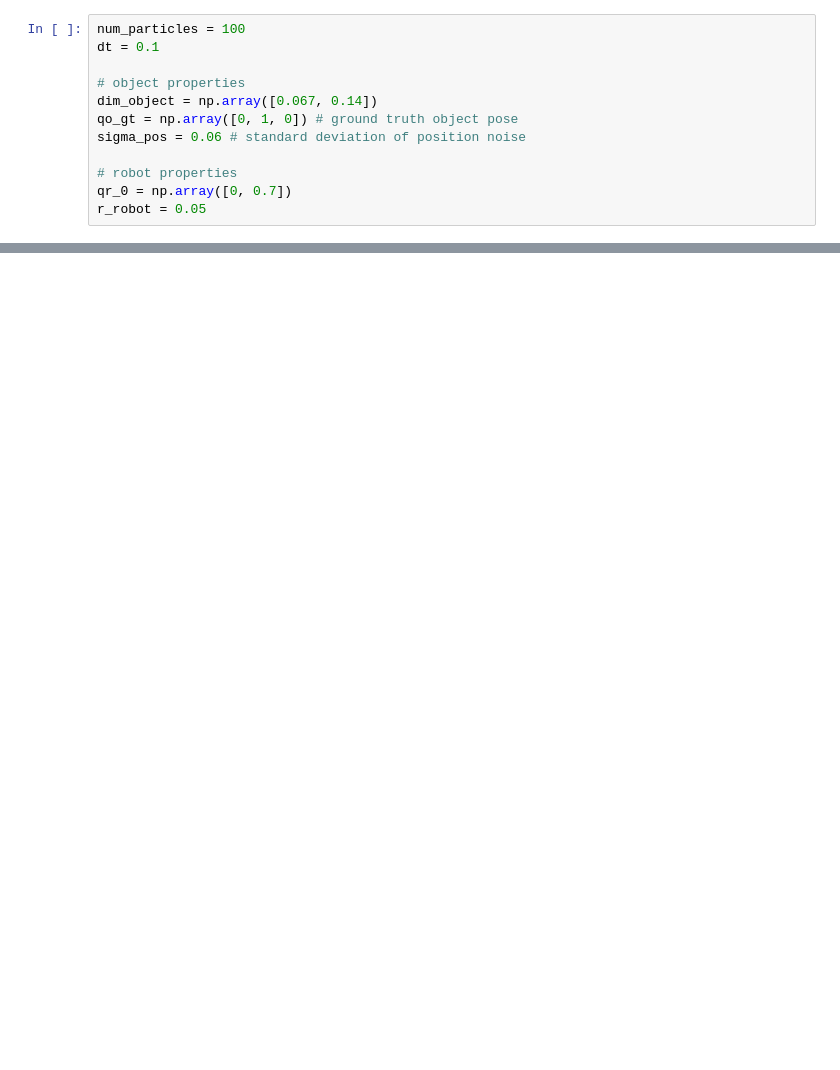
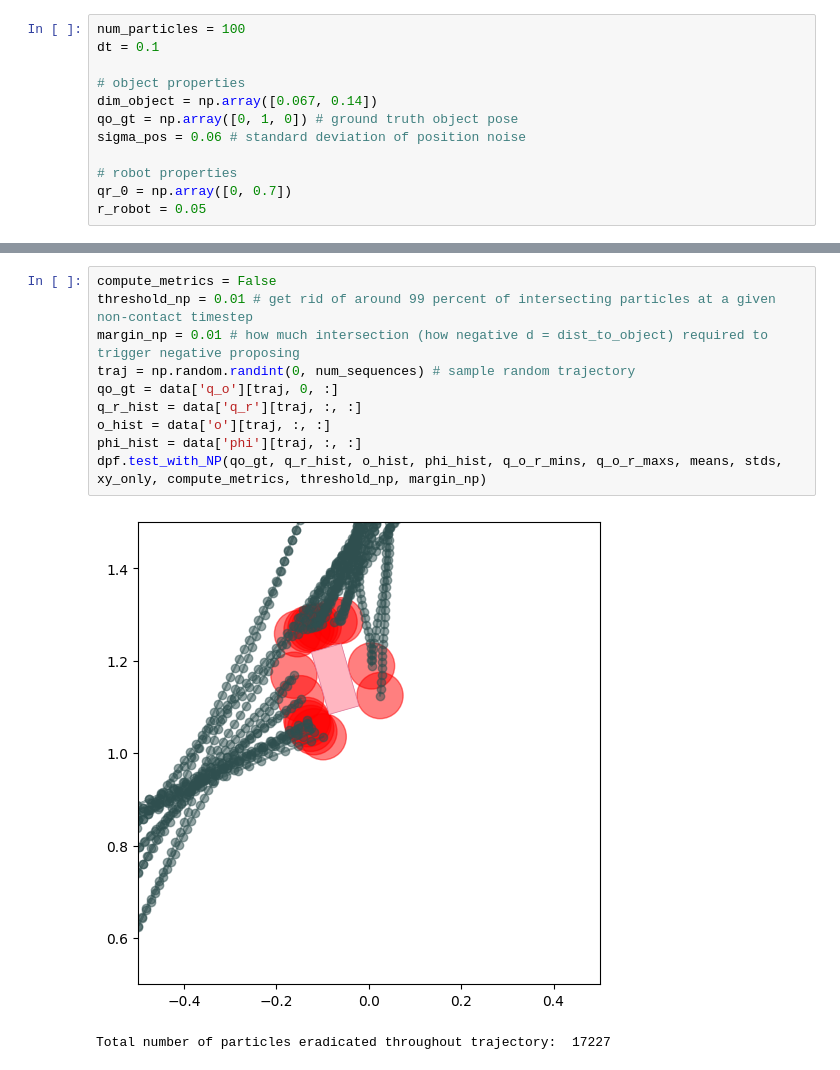
Before and after one commit to seungbinjoo/belief_dynamics_learning, a Jupyter notebook: notebooks/dpf_notebook.ipynb, the cells around one changed output, grey strips where cells are left out. Saved outputs shown, nothing was run; the diff lists cells and outputs as text; blank space fills up the shorter version.

```diff
--- a/notebooks/dpf_notebook.ipynb
+++ b/notebooks/dpf_notebook.ipynb
@@ -213,0 +258,13 @@ dpf.test_resampling_non_contact_only(q_o_r_mins, q_o_r_maxs, means, stds, xy_onl
+# %%
+compute_metrics = False
+threshold_np = 0.01 # get rid of around 99 percent of intersecting particles at a given non-contact timestep
+margin_np = 0.01 # how much intersection (how negative d = dist_to_object) required to trigger negative proposing
+traj = np.random.randint(0, num_sequences) # sample random trajectory
+qo_gt = data['q_o'][traj, 0, :]
+q_r_hist = data['q_r'][traj, :, :]
+o_hist = data['o'][traj, :, :]
+phi_hist = data['phi'][traj, :, :]
+dpf.test_with_NP(qo_gt, q_r_hist, o_hist, phi_hist, q_o_r_mins, q_o_r_maxs, means, stds, xy_only, compute_metrics, threshold_np, margin_np)
+# %% [output]
+[figure, added]
+Total number of particles eradicated throughout trajectory:  17227
```
Also changed, not shown: parts of 38 cells of this notebook.
